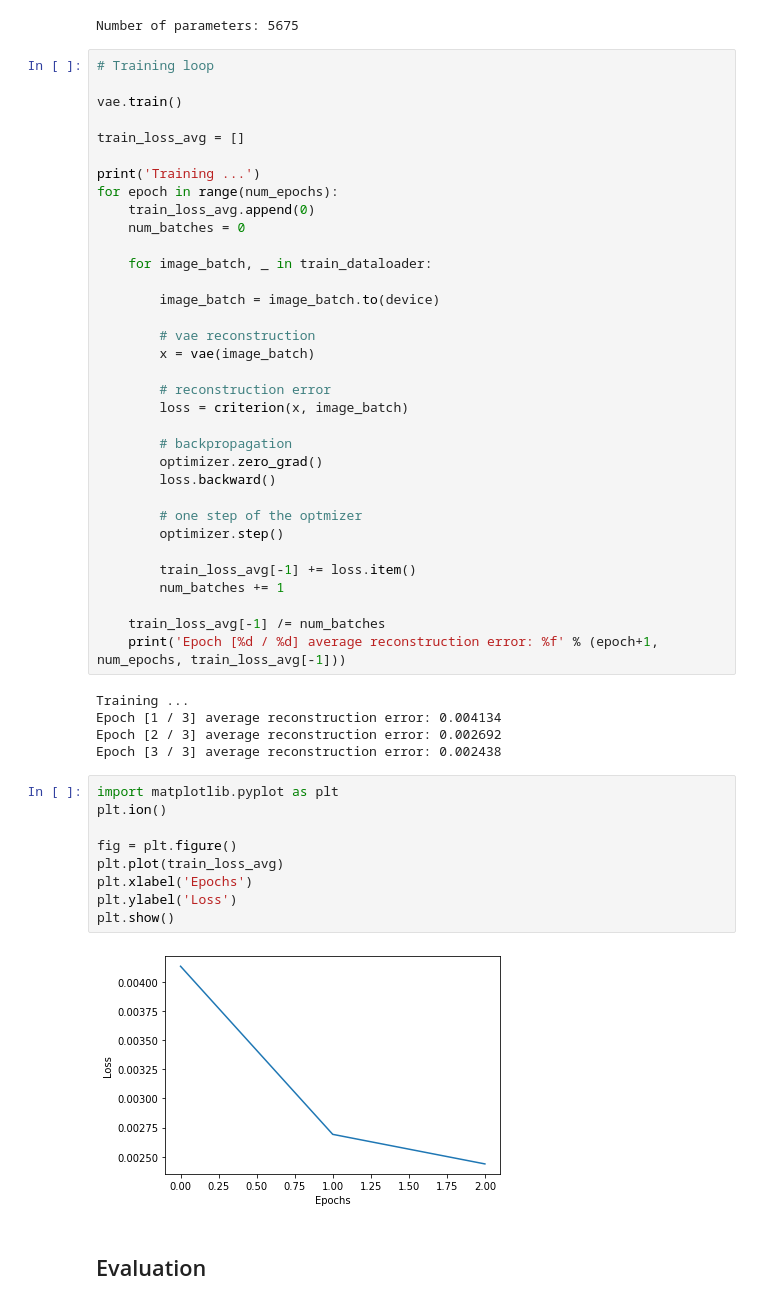
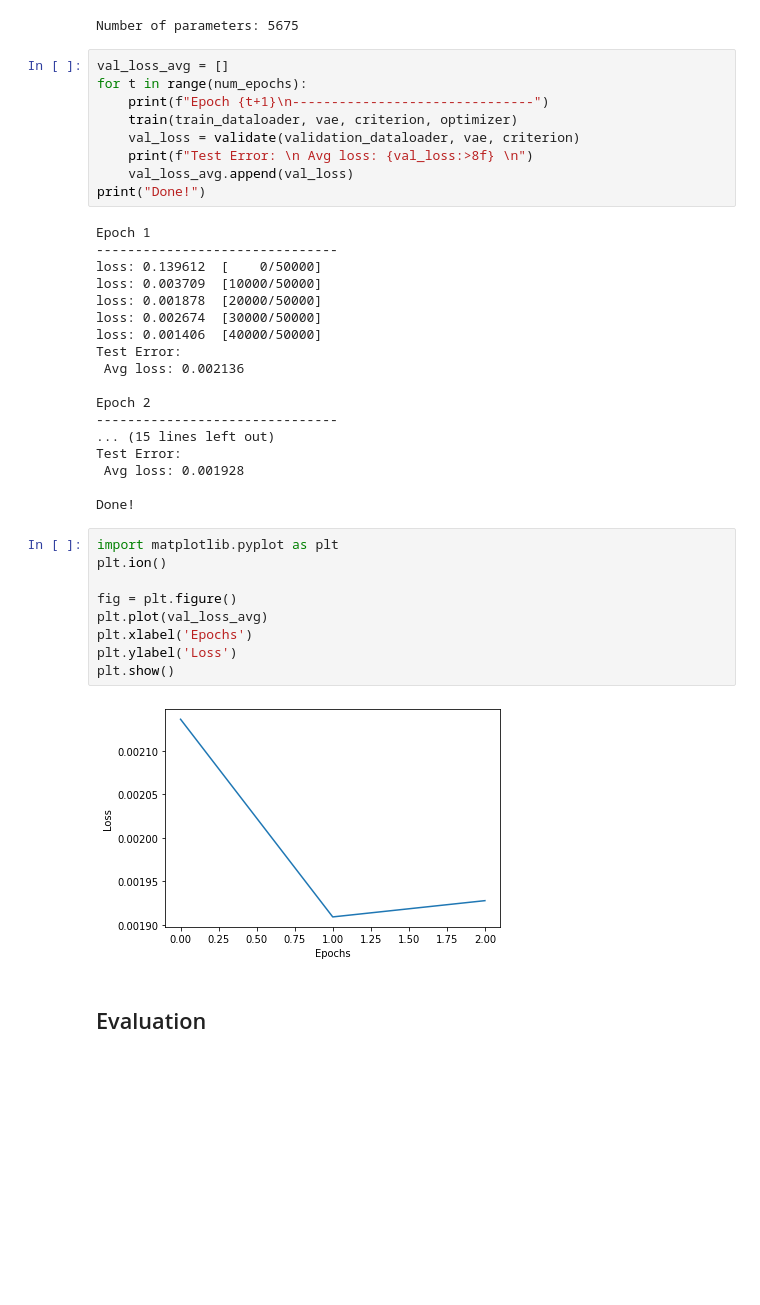
Before and after one commit to mactat/DL-IQIWA, a Jupyter notebook: AutoEncoder.ipynb, the cells around one changed output. Drawn from its saved outputs; the diff is of its cells as text; blank space fills up the shorter version.

```diff
--- a/AutoEncoder.ipynb
+++ b/AutoEncoder.ipynb
@@ -101,55 +138,43 @@ optimizer = torch.optim.Adam(params=vae.parameters(), lr=learning_rate, weight_d
 criterion = nn.MSELoss()
 # %% [output]
 Number of parameters: 5675
-# %%
-# Training loop
-
-vae.train()
-
-train_loss_avg = []
-
-print('Training ...')
-for epoch in range(num_epochs):
-    train_loss_avg.append(0)
-    num_batches = 0
-
-    for image_batch, _ in train_dataloader:
-
-        image_batch = image_batch.to(device)
-
-        # vae reconstruction
-        x = vae(image_batch)
-
-        # reconstruction error
-        loss = criterion(x, image_batch)
-
-        # backpropagation
-        optimizer.zero_grad()
-        loss.backward()
-
-        # one step of the optmizer
-        optimizer.step()
-
-        train_loss_avg[-1] += loss.item()
-        num_batches += 1
-
-    train_loss_avg[-1] /= num_batches
-    print('Epoch [%d / %d] average reconstruction error: %f' % (epoch+1, num_epochs, train_loss_avg[-1]))
-# %% [output]
-Training ...
-Epoch [1 / 3] average reconstruction error: 0.004134
-Epoch [2 / 3] average reconstruction error: 0.002692
-Epoch [3 / 3] average reconstruction error: 0.002438
+# %%
+val_loss_avg = []
+for t in range(num_epochs):
+    print(f"Epoch {t+1}\n-------------------------------")
+    train(train_dataloader, vae, criterion, optimizer)
+    val_loss = validate(validation_dataloader, vae, criterion)
+    print(f"Test Error: \n Avg loss: {val_loss:>8f} \n")
+    val_loss_avg.append(val_loss)
+print("Done!")
+# %% [output]
+Epoch 1
+-------------------------------
+loss: 0.139612  [    0/50000]
+loss: 0.003709  [10000/50000]
+loss: 0.001878  [20000/50000]
+loss: 0.002674  [30000/50000]
+loss: 0.001406  [40000/50000]
+Test Error:
+ Avg loss: 0.002136
+
+Epoch 2
+-------------------------------
+... (15 lines left out)
+Test Error:
+ Avg loss: 0.001928
+
+Done!
 # %%
 import matplotlib.pyplot as plt
 plt.ion()
 
 fig = plt.figure()
-plt.plot(train_loss_avg)
+plt.plot(val_loss_avg)
 plt.xlabel('Epochs')
 plt.ylabel('Loss')
 plt.show()
 # %% [output]
-[figure, old version]
+[figure, new version]
 # %% [markdown]
 ## Evaluation
```
Also changed, not shown: parts of 7 cells of this notebook.
